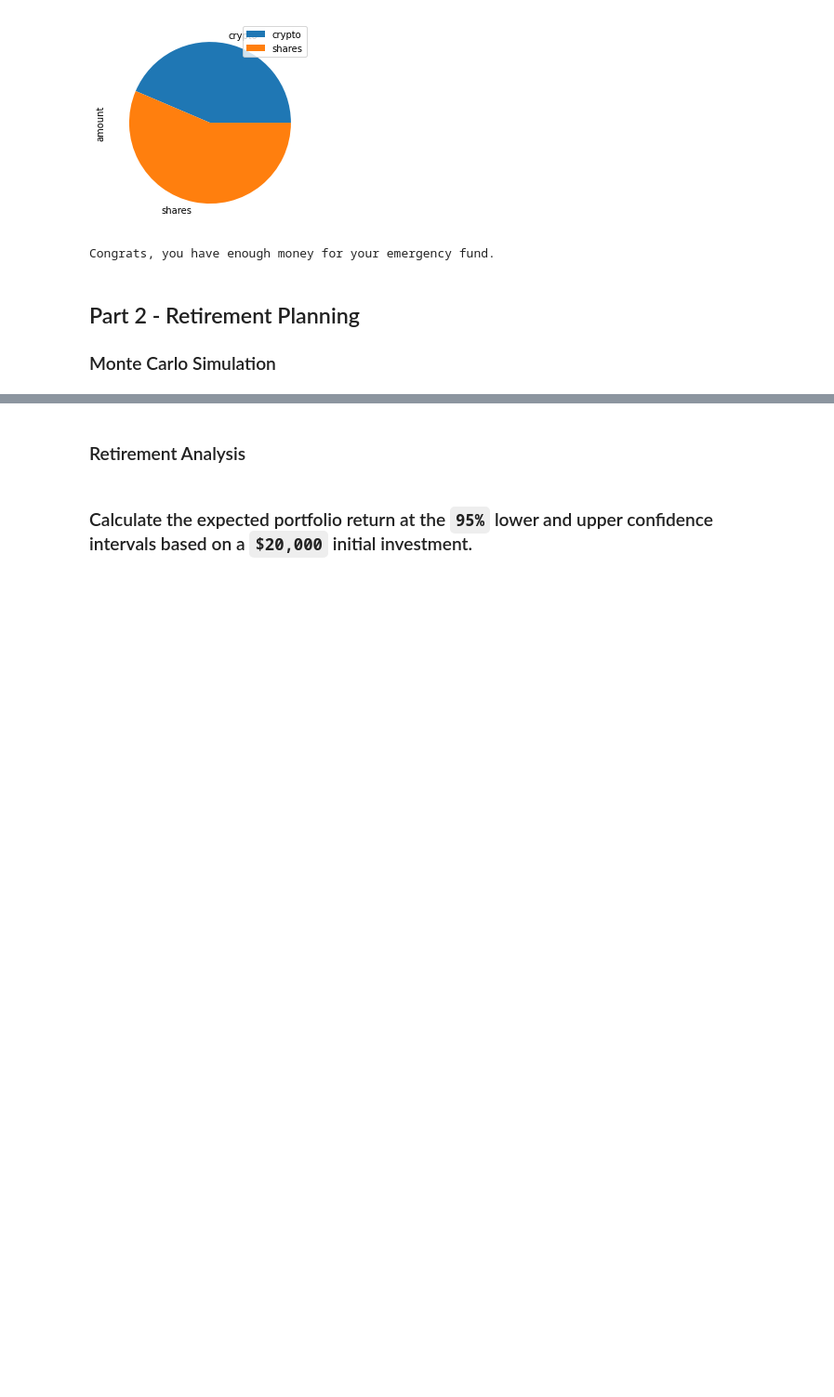
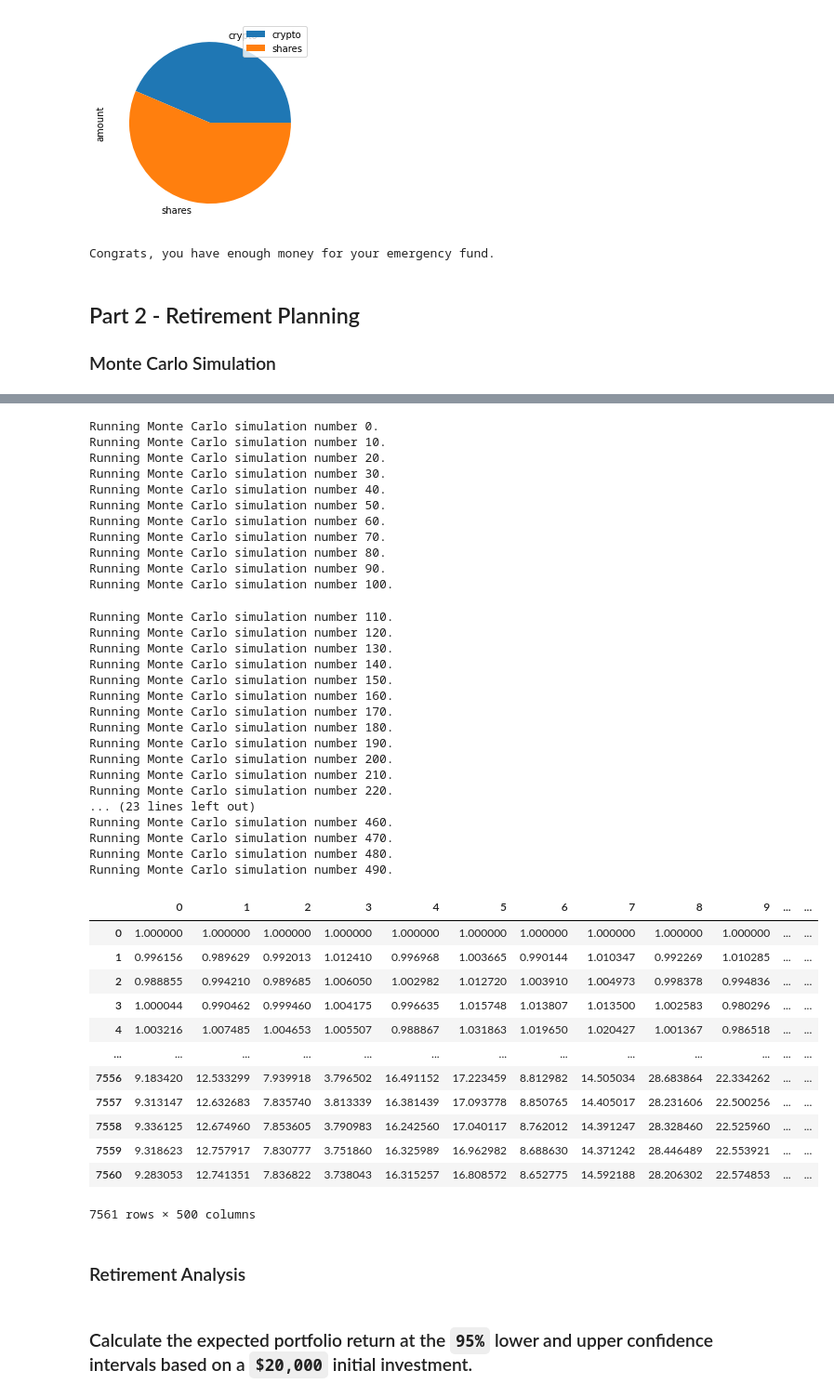
Before and after one commit to jdonnelly0804/API-homework, a Jupyter notebook: Instructions/Starter_Code/financial-planner.ipynb, the cells around one changed output, grey strips where cells are left out. Shown at 93% size. Cells and saved outputs as stored; diff of their text form; code cells hidden in the pictures; blank space fills up the shorter version.

Commit message:
ran MC simulation

```diff
--- a/Instructions/Starter_Code/financial-planner.ipynb
+++ b/Instructions/Starter_Code/financial-planner.ipynb
@@ -194,3 +194,12 @@ df_stock_data.head()
 | 2016-05-04 04:00:00+00:00 | 110.91 | 110.9315 | 110.7595 | 110.86 | 2920608 | 13982 | 110.879063 | 205.00 | 205.85 | 204.42 | ... |
 | 2016-05-05 04:00:00+00:00 | 110.92 | 111.1600 | 110.8010 | 111.14 | 3008142 | 15707 | 111.028363 | 205.57 | 205.98 | 204.47 | ... |
 | 2016-05-06 04:00:00+00:00 | 111.12 | 111.1200 | 110.9700 | 110.97 | 2718710 | 12697 | 111.031967 | 204.04 | 205.77 | 203.88 | ... |
+# %%
+# Configuring a Monte Carlo simulation to forecast 30 years cumulative returns
+# 60% spy 40% agg
+MC_dist = MCSimulation(
+    portfolio_data= df_stock_data,
+    weights = [.4,.6],
+    num_simulation= 500,
+    num_trading_days= 252 * 30
+)
@@ -197,3 +218,45 @@ df_stock_data.head()
 # %%
-# Configuring a Monte Carlo simulation to forecast 30 years cumulative returns
-# YOUR CODE HERE!
+# Running a Monte Carlo simulation to forecast 30 years cumulative returns
+MC_dist.calc_cumulative_return()
+# %% [output]
+Running Monte Carlo simulation number 0.
+Running Monte Carlo simulation number 10.
+Running Monte Carlo simulation number 20.
+Running Monte Carlo simulation number 30.
+Running Monte Carlo simulation number 40.
+Running Monte Carlo simulation number 50.
+Running Monte Carlo simulation number 60.
+Running Monte Carlo simulation number 70.
+Running Monte Carlo simulation number 80.
+Running Monte Carlo simulation number 90.
+Running Monte Carlo simulation number 100.
+Running Monte Carlo simulation number 110.
+Running Monte Carlo simulation number 120.
+Running Monte Carlo simulation number 130.
+Running Monte Carlo simulation number 140.
+Running Monte Carlo simulation number 150.
+Running Monte Carlo simulation number 160.
+Running Monte Carlo simulation number 170.
+Running Monte Carlo simulation number 180.
+Running Monte Carlo simulation number 190.
+Running Monte Carlo simulation number 200.
+Running Monte Carlo simulation number 210.
+Running Monte Carlo simulation number 220.
+... (23 lines left out)
+Running Monte Carlo simulation number 460.
+Running Monte Carlo simulation number 470.
+Running Monte Carlo simulation number 480.
+Running Monte Carlo simulation number 490.
+|  | 0 | 1 | 2 | 3 | 4 | 5 | 6 | 7 | 8 | 9 | ... | ... |
+| 0 | 1.000000 | 1.000000 | 1.000000 | 1.000000 | 1.000000 | 1.000000 | 1.000000 | 1.000000 | 1.000000 | 1.000000 | ... | ... |
+| 1 | 0.996156 | 0.989629 | 0.992013 | 1.012410 | 0.996968 | 1.003665 | 0.990144 | 1.010347 | 0.992269 | 1.010285 | ... | ... |
+| 2 | 0.988855 | 0.994210 | 0.989685 | 1.006050 | 1.002982 | 1.012720 | 1.003910 | 1.004973 | 0.998378 | 0.994836 | ... | ... |
+| 3 | 1.000044 | 0.990462 | 0.999460 | 1.004175 | 0.996635 | 1.015748 | 1.013807 | 1.013500 | 1.002583 | 0.980296 | ... | ... |
+| 4 | 1.003216 | 1.007485 | 1.004653 | 1.005507 | 0.988867 | 1.031863 | 1.019650 | 1.020427 | 1.001367 | 0.986518 | ... | ... |
+| ... | ... | ... | ... | ... | ... | ... | ... | ... | ... | ... | ... | ... |
+| 7556 | 9.183420 | 12.533299 | 7.939918 | 3.796502 | 16.491152 | 17.223459 | 8.812982 | 14.505034 | 28.683864 | 22.334262 | ... | ... |
+| 7557 | 9.313147 | 12.632683 | 7.835740 | 3.813339 | 16.381439 | 17.093778 | 8.850765 | 14.405017 | 28.231606 | 22.500256 | ... | ... |
+| 7558 | 9.336125 | 12.674960 | 7.853605 | 3.790983 | 16.242560 | 17.040117 | 8.762012 | 14.391247 | 28.328460 | 22.525960 | ... | ... |
+| 7559 | 9.318623 | 12.757917 | 7.830777 | 3.751860 | 16.325989 | 16.962982 | 8.688630 | 14.371242 | 28.446489 | 22.553921 | ... | ... |
+| 7560 | 9.283053 | 12.741351 | 7.836822 | 3.738043 | 16.315257 | 16.808572 | 8.652775 | 14.592188 | 28.206302 | 22.574853 | ... | ... |
+7561 rows × 500 columns
```
Also changed, not shown: parts of 4 cells of this notebook.
